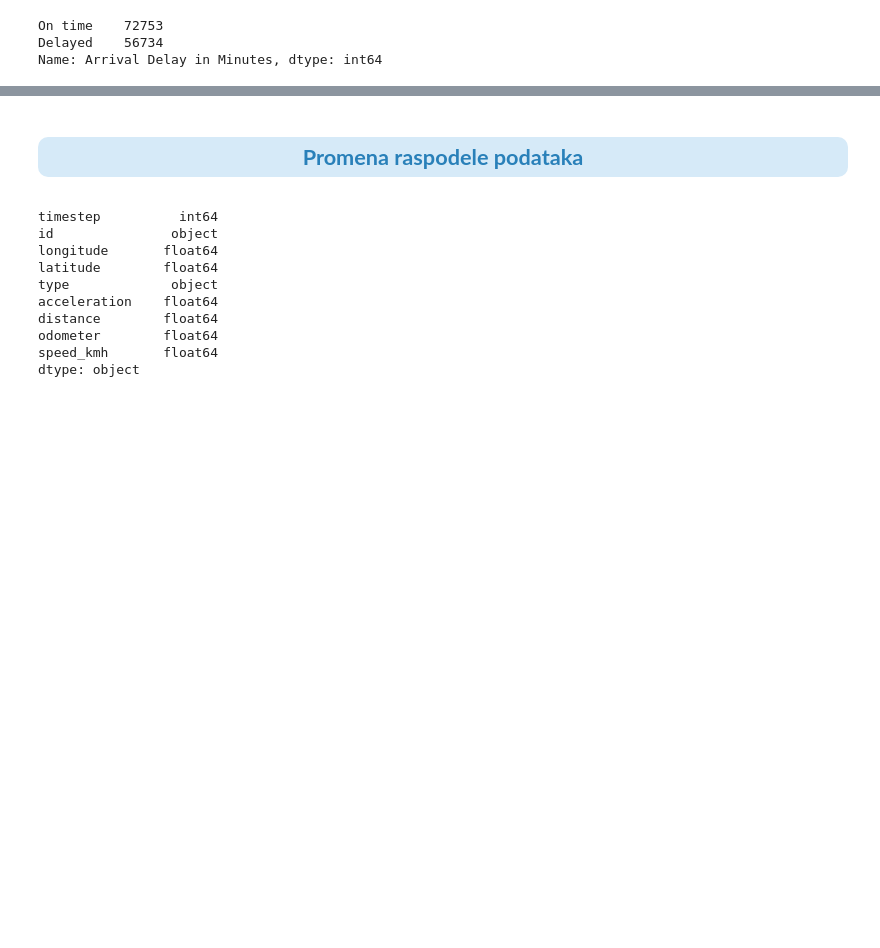
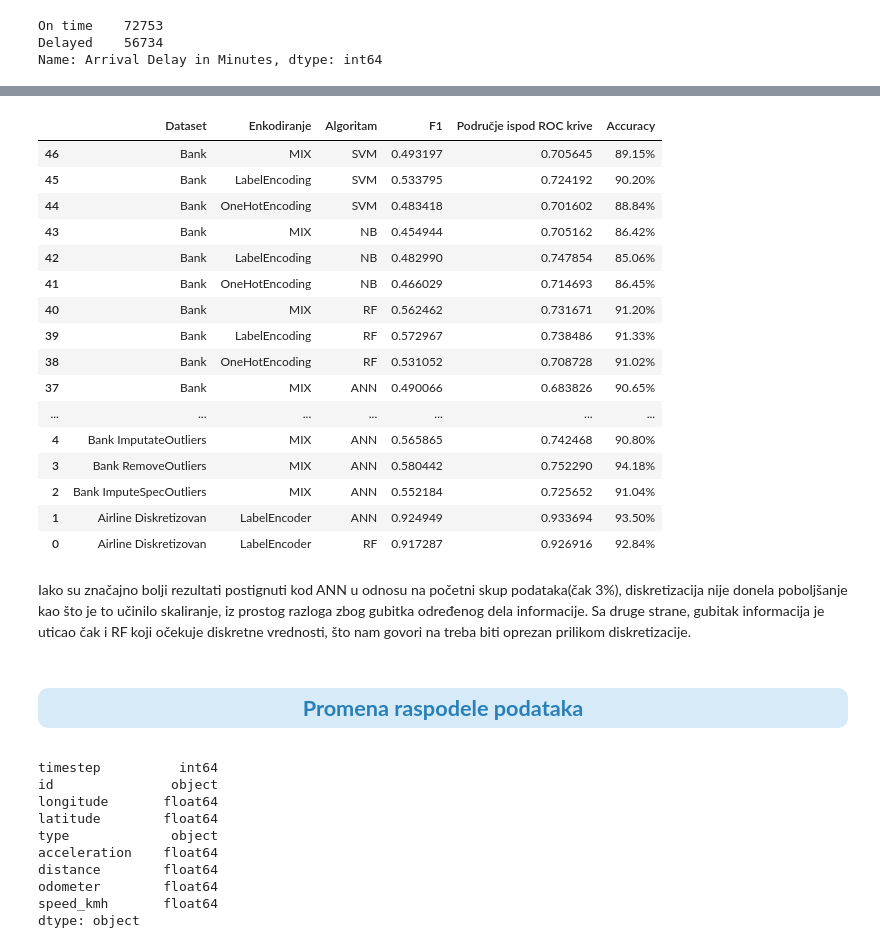
Before and after one commit to ratep99/data-transformation, a Jupyter notebook: Transformacija podataka - Prakticni deo.ipynb, the cells around one changed output, grey strips where cells are left out. Cells and saved outputs as stored; diff of their text form; code cells hidden in the pictures; blank space fills up the shorter version.

```diff
--- a/Transformacija podataka - Prakticni deo.ipynb
+++ b/Transformacija podataka - Prakticni deo.ipynb
@@ -1290,3 +1485,25 @@ Epoch 25/1000
+# %%
+testingDataframe
+# %% [output]
+|  | Dataset | Enkodiranje | Algoritam | F1 | Područje ispod ROC krive | Accuracy |
+| 46 | Bank | MIX | SVM | 0.493197 | 0.705645 | 89.15% |
+| 45 | Bank | LabelEncoding | SVM | 0.533795 | 0.724192 | 90.20% |
+| 44 | Bank | OneHotEncoding | SVM | 0.483418 | 0.701602 | 88.84% |
+| 43 | Bank | MIX | NB | 0.454944 | 0.705162 | 86.42% |
+| 42 | Bank | LabelEncoding | NB | 0.482990 | 0.747854 | 85.06% |
+| 41 | Bank | OneHotEncoding | NB | 0.466029 | 0.714693 | 86.45% |
+| 40 | Bank | MIX | RF | 0.562462 | 0.731671 | 91.20% |
+| 39 | Bank | LabelEncoding | RF | 0.572967 | 0.738486 | 91.33% |
+| 38 | Bank | OneHotEncoding | RF | 0.531052 | 0.708728 | 91.02% |
+| 37 | Bank | MIX | ANN | 0.490066 | 0.683826 | 90.65% |
+| ... | ... | ... | ... | ... | ... | ... |
+| 4 | Bank ImputateOutliers | MIX | ANN | 0.565865 | 0.742468 | 90.80% |
+| 3 | Bank RemoveOutliers | MIX | ANN | 0.580442 | 0.752290 | 94.18% |
+| 2 | Bank ImputeSpecOutliers | MIX | ANN | 0.552184 | 0.725652 | 91.04% |
+| 1 | Airline Diskretizovan | LabelEncoder | ANN | 0.924949 | 0.933694 | 93.50% |
+| 0 | Airline Diskretizovan | LabelEncoder | RF | 0.917287 | 0.926916 | 92.84% |
+# %% [markdown]
+Iako su značajno bolji rezultati postignuti kod ANN u odnosu na početni skup podataka(čak 3%), diskretizacija nije donela poboljšanje kao što je to učinilo skaliranje, iz prostog razloga zbog gubitka određenog dela informacije. Sa druge strane, gubitak informacija je uticao čak i RF koji očekuje diskretne vrednosti, što nam govori na treba biti oprezan prilikom diskretizacije.
 # %% [markdown]
 <div style="border-radius:10px;
             background-color:#D6EAF8;
```
Also changed, not shown: parts of 59 cells of this notebook, 2 other files.
